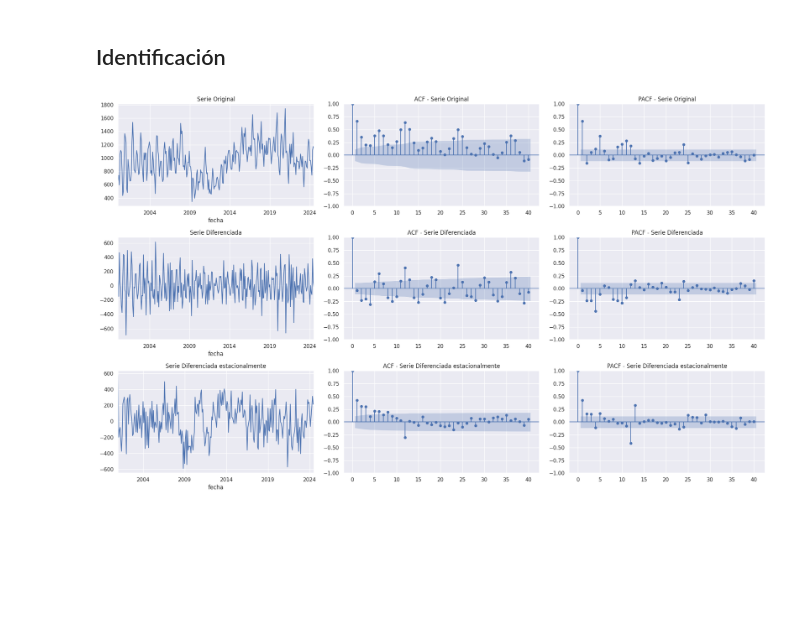
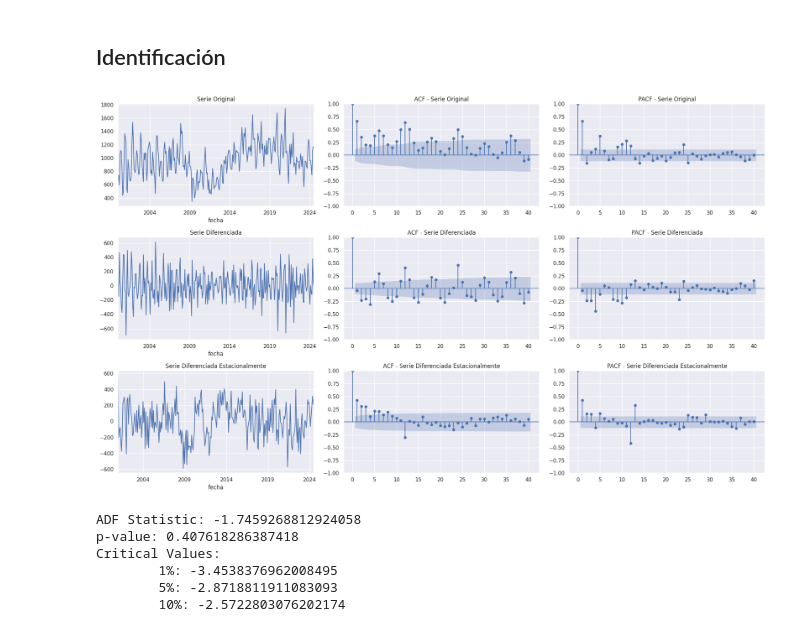
Before and after one commit to LordOnion88/MAD, a Jupyter notebook: Series de Tiempo/Predicciones produccion de cafe/Produccion de cafe.ipynb, the cells around one changed output. Saved outputs shown, nothing was run; the diff lists cells and outputs as text; code cells hidden in the pictures; blank space fills up the shorter version.

Commit message:
Pruebas de Dickey Fuller para todas las series

```diff
--- a/Series de Tiempo/Predicciones produccion de cafe/Produccion de cafe.ipynb
+++ b/Series de Tiempo/Predicciones produccion de cafe/Produccion de cafe.ipynb
@@ -132,56 +103,26 @@ Aplicar la metodologia Box Jenkins
 ![Metodología Box Jenkinks](attachment:image.png)
 # %% [markdown]
 ## Identificación
-# %%
-differenced_series = df['Toneladas'].diff().dropna()
-seasonal_differenced_series = df['Toneladas'].diff(12).dropna()
-
-plt.figure(figsize=(20, 12))
-
-plt.subplot(3,3,1)
-df['Toneladas'].plot(ax=plt.gca())
-plt.title('Serie Original')
-
-# ACF de la serie original
-plt.subplot(3,3,2)
-plot_acf(df['Toneladas'], lags=40, ax=plt.gca())
-plt.title('ACF - Serie Original')
-
-# PACF de la serie original
-plt.subplot(3,3,3)
-plot_pacf(df['Toneladas'], lags=40, ax=plt.gca())
-plt.title('PACF - Serie Original')
-
-
-plt.subplot (3,3,4)
-differenced_series.plot(ax=plt.gca())
-plt.title('Serie Diferenciada')
-
-# ACF de la serie diferenciada
-plt.subplot(3,3,5)
-plot_acf(differenced_series, lags=40, ax=plt.gca())
-plt.title('ACF - Serie Diferenciada')
-
-# PACF de la serie diferenciada
-plt.subplot(3,3,6)
-plot_pacf(differenced_series, lags=40, ax=plt.gca())
-plt.title('PACF - Serie Diferenciada')
-
-plt.subplot (3,3,7)
-seasonal_differenced_series.plot(ax=plt.gca())
-plt.title('Serie Diferenciada estacionalmente')
-
-# ACF de la serie diferenciada
-plt.subplot(3,3,8)
-plot_acf(seasonal_differenced_series, lags=40, ax=plt.gca())
-plt.title('ACF - Serie Diferenciada estacionalmente')
-
-# PACF de la serie diferenciada
-plt.subplot(3,3,9)
-plot_pacf(seasonal_differenced_series, lags=40, ax=plt.gca())
-plt.title('PACF - Serie Diferenciada estacionalmente')
-
-plt.tight_layout()
-plt.show()
-# %% [output]
-[figure, removed]
+# %%
+plot_time_series_analysis(df,'Toneladas')
+# %% [output]
+[figure, added]
+# %%
+# prueba de Dickey Fuller para las series
+
+from statsmodels.tsa.stattools import adfuller
+
+SerieOriginal_adf = adfuller(df['Toneladas'])
+
+print('ADF Statistic:', SerieOriginal_adf[0])
+print('p-value:', SerieOriginal_adf[1])
+print('Critical Values:')
+for key, value in SerieOriginal_adf[4].items():
+    print(f'\t{key}: {value}')
+# %% [output]
+ADF Statistic: -1.7459268812924058
+p-value: 0.407618286387418
+Critical Values:
+        1%: -3.4538376962008495
+        5%: -2.8718811911083093
+        10%: -2.5722803076202174
```
Also changed, not shown: parts of 4 cells of this notebook, 1 other file.
